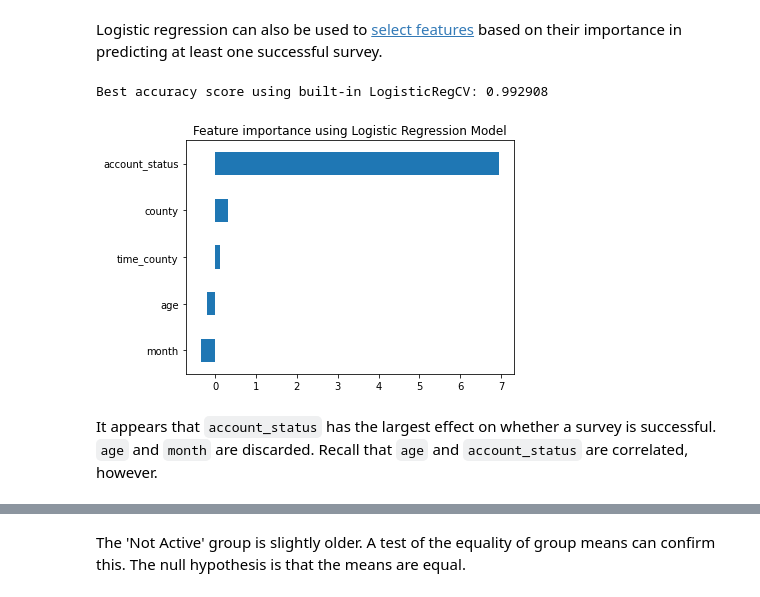
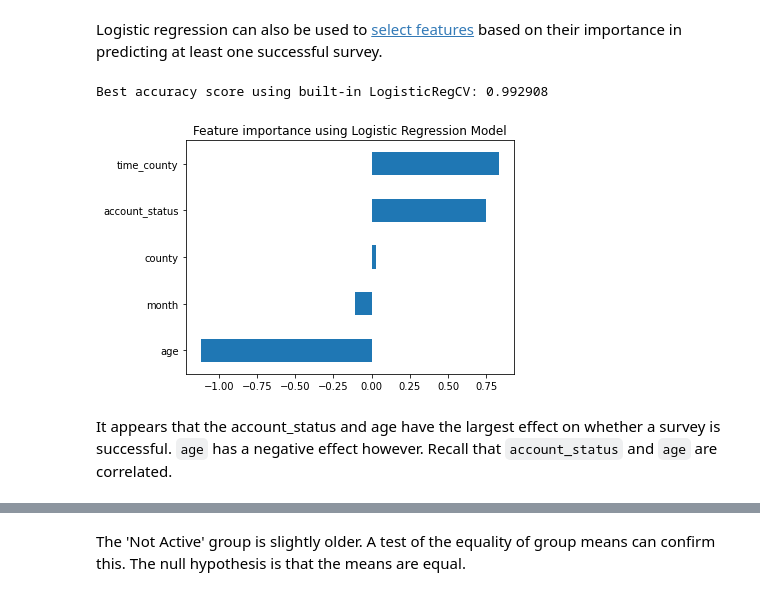
Before and after one commit to dcjohnson24/give-directly-interview, a Jupyter notebook: give-directly-assessment.ipynb, the cells around one changed output, grey strips where cells are left out. Drawn from its saved outputs; the diff is of its cells as text; code cells hidden in the pictures.

Commit message:
scale data before feature selection

```diff
--- a/give-directly-assessment.ipynb
+++ b/give-directly-assessment.ipynb
@@ -534,30 +534,33 @@ Logistic regression can also be used to [select features](https://towardsdatasci
 # %%
 reg = LogisticRegressionCV()
 cat_cols = ['month', 'account_status', 'county']
 num_cols = ['age', 'time_county']
 d = defaultdict(LabelEncoder)
 le_fit = merged[cat_cols].apply(lambda x: d[x.name].fit_transform(x))
 X = pd.concat((merged[num_cols], le_fit), axis=1)
 y = merged['one_success']
+
+scaler = StandardScaler()
+X_scaled = scaler.fit_transform(X)
 X_train, X_test, y_train, y_test = train_test_split(
-    X, y, test_size=0.3, random_state=42
+    X_scaled, y, test_size=0.3, random_state=42
 )
 
 reg.fit(X_train, y_train)
 print("Best accuracy score using built-in LogisticRegCV: %f" % reg.score(X_test, y_test))
 coef = pd.Series(reg.coef_.flatten(), index=X.columns)
 imp_coef = coef.sort_values()
 
 imp_coef.plot(kind="barh")
 plt.title("Feature importance using Logistic Regression Model")
 plt.tight_layout()
 plt.show()
 # %% [output]
 Best accuracy score using built-in LogisticRegCV: 0.992908
-[figure, old version]
+[figure, new version]
 # %% [markdown]
-It appears that `account_status` has the largest effect on whether a survey is successful.
-`age` and `month` are discarded. Recall that `age` and `account_status` are correlated, however.
+It appears that the account_status and age have the largest effect on whether a survey is successful.
+`age` has a negative effect however. Recall that `account_status` and `age` are correlated.
 # %%
 merged.groupby('account_status')['age'].mean()
 # %% [output]
```
Also changed, not shown: parts of 8 cells of this notebook, 3 other files.
